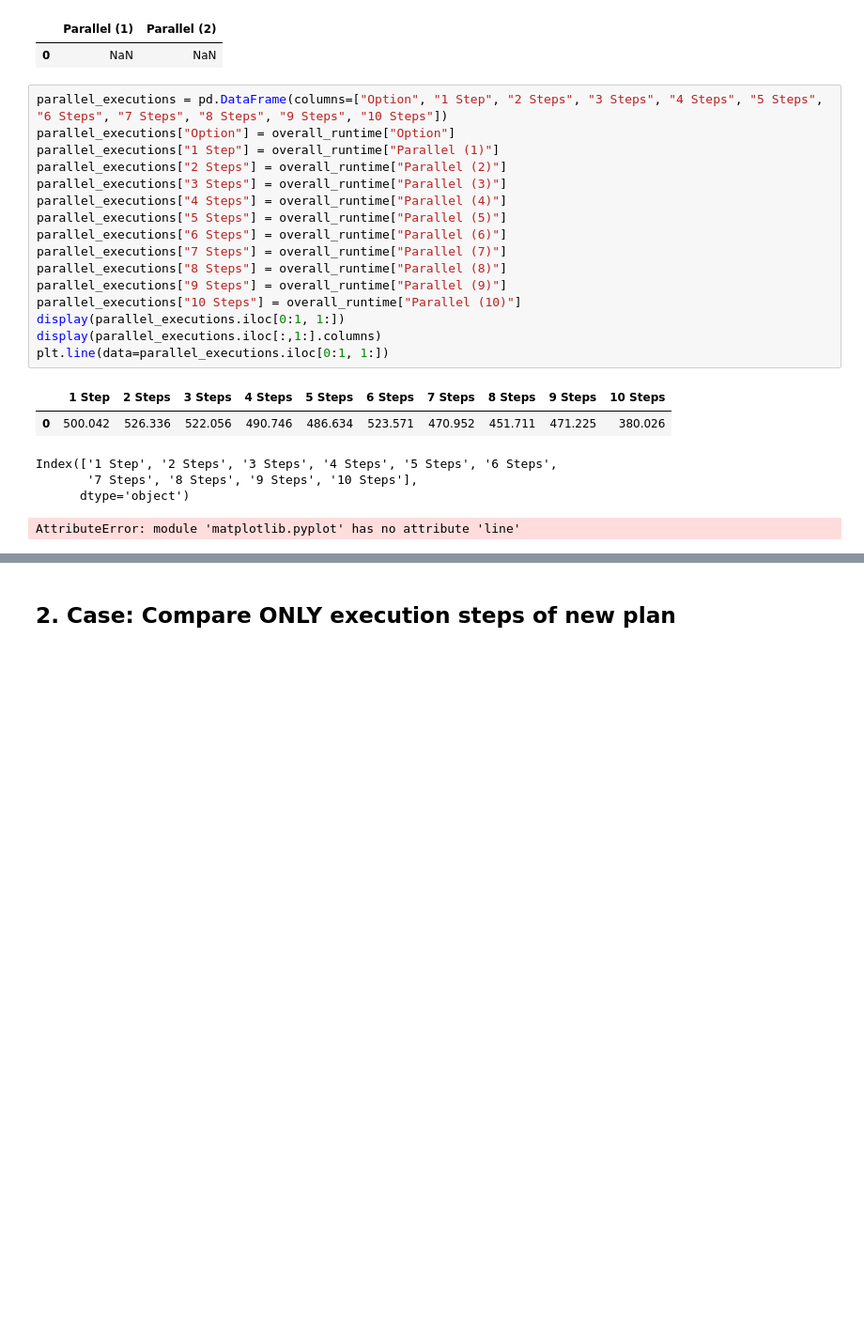
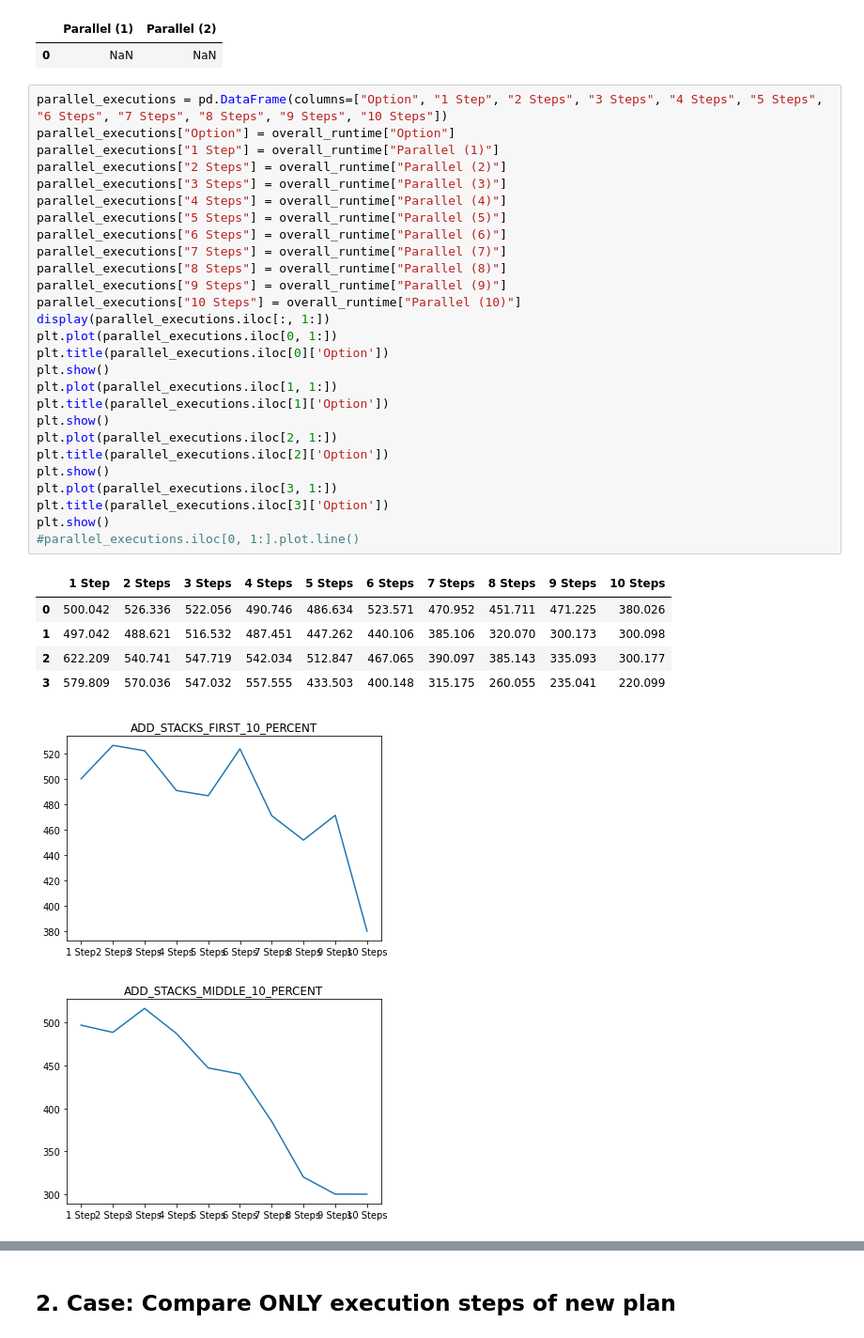
Before and after one commit to martineisenberg/momot-reactive, a Jupyter notebook: evaluation/data_processing.ipynb, the cells around one changed output, grey strips where cells are left out. Shown at 94% size. Drawn from its saved outputs; the diff is of its cells as text; blank space fills up the shorter version.

```diff
--- a/evaluation/data_processing.ipynb
+++ b/evaluation/data_processing.ipynb
@@ -420,23 +420,35 @@ display(overall_runtime.iloc[0:1, 2:3] + overall_runtime.iloc[0:1, 5:6])
 # %%
 parallel_executions = pd.DataFrame(columns=["Option", "1 Step", "2 Steps", "3 Steps", "4 Steps", "5 Steps", "6 Steps", "7 Steps", "8 Steps", "9 Steps", "10 Steps"])
 parallel_executions["Option"] = overall_runtime["Option"]
 parallel_executions["1 Step"] = overall_runtime["Parallel (1)"]
 parallel_executions["2 Steps"] = overall_runtime["Parallel (2)"]
 parallel_executions["3 Steps"] = overall_runtime["Parallel (3)"]
 parallel_executions["4 Steps"] = overall_runtime["Parallel (4)"]
 parallel_executions["5 Steps"] = overall_runtime["Parallel (5)"]
 parallel_executions["6 Steps"] = overall_runtime["Parallel (6)"]
 parallel_executions["7 Steps"] = overall_runtime["Parallel (7)"]
 parallel_executions["8 Steps"] = overall_runtime["Parallel (8)"]
 parallel_executions["9 Steps"] = overall_runtime["Parallel (9)"]
 parallel_executions["10 Steps"] = overall_runtime["Parallel (10)"]
-display(parallel_executions.iloc[0:1, 1:])
-display(parallel_executions.iloc[:,1:].columns)
-plt.line(data=parallel_executions.iloc[0:1, 1:])
+display(parallel_executions.iloc[:, 1:])
+plt.plot(parallel_executions.iloc[0, 1:])
+plt.title(parallel_executions.iloc[0]['Option'])
+plt.show()
+plt.plot(parallel_executions.iloc[1, 1:])
+plt.title(parallel_executions.iloc[1]['Option'])
+plt.show()
+plt.plot(parallel_executions.iloc[2, 1:])
+plt.title(parallel_executions.iloc[2]['Option'])
+plt.show()
+plt.plot(parallel_executions.iloc[3, 1:])
+plt.title(parallel_executions.iloc[3]['Option'])
+plt.show()
+#parallel_executions.iloc[0, 1:].plot.line()
 # %% [output]
 |  | 1 Step | 2 Steps | 3 Steps | 4 Steps | 5 Steps | 6 Steps | 7 Steps | 8 Steps | 9 Steps | 10 Steps |
 | 0 | 500.042 | 526.336 | 522.056 | 490.746 | 486.634 | 523.571 | 470.952 | 451.711 | 471.225 | 380.026 |
+| 1 | 497.042 | 488.621 | 516.532 | 487.451 | 447.262 | 440.106 | 385.106 | 320.070 | 300.173 | 300.098 |
+| 2 | 622.209 | 540.741 | 547.719 | 542.034 | 512.847 | 467.065 | 390.097 | 385.143 | 335.093 | 300.177 |
+| 3 | 579.809 | 570.036 | 547.032 | 557.555 | 433.503 | 400.148 | 315.175 | 260.055 | 235.041 | 220.099 |
-Index(['1 Step', '2 Steps', '3 Steps', '4 Steps', '5 Steps', '6 Steps',
-       '7 Steps', '8 Steps', '9 Steps', '10 Steps'],
-      dtype='object')
-AttributeError: module 'matplotlib.pyplot' has no attribute 'line'
+[figure, added]
+[figure, added]
```
Also changed, not shown: parts of 1 cell of this notebook.
